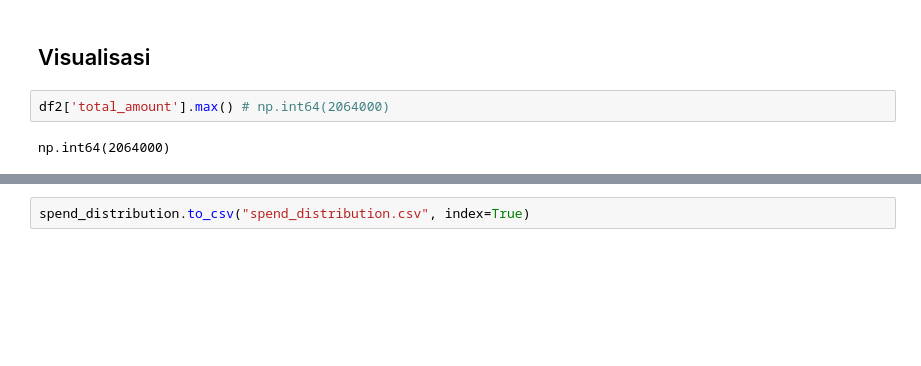
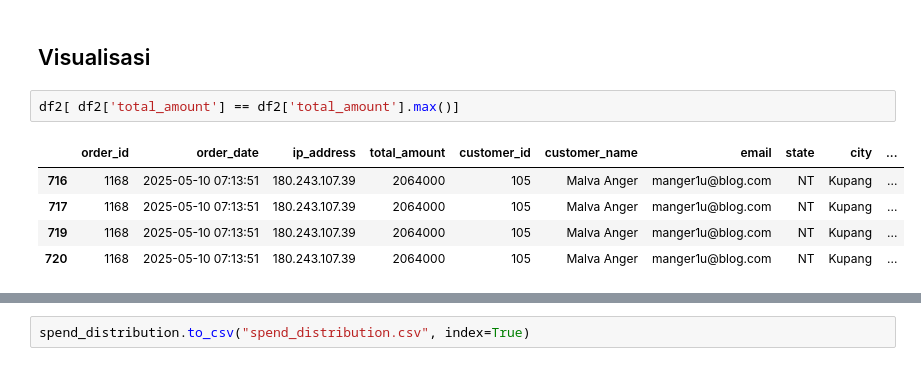
Before and after one commit to carsen09/uas-data-mining, a Jupyter notebook: notebook.ipynb, the cells around one changed output, grey strips where cells are left out. Saved outputs shown, nothing was run; the diff lists cells and outputs as text; blank space fills up the shorter version.

```diff
--- a/notebook.ipynb
+++ b/notebook.ipynb
@@ -270,9 +270,13 @@ customer_counts
 # %% [markdown]
 ## Visualisasi
 # %%
-df2['total_amount'].max() # np.int64(2064000)
+df2[ df2['total_amount'] == df2['total_amount'].max()]
 # %% [output]
-np.int64(2064000)
+|  | order_id | order_date | ip_address | total_amount | customer_id | customer_name | email | state | city | ... |
+| 716 | 1168 | 2025-05-10 07:13:51 | 180.243.107.39 | 2064000 | 105 | Malva Anger | manger1u@blog.com | NT | Kupang | ... |
+| 717 | 1168 | 2025-05-10 07:13:51 | 180.243.107.39 | 2064000 | 105 | Malva Anger | manger1u@blog.com | NT | Kupang | ... |
+| 719 | 1168 | 2025-05-10 07:13:51 | 180.243.107.39 | 2064000 | 105 | Malva Anger | manger1u@blog.com | NT | Kupang | ... |
+| 720 | 1168 | 2025-05-10 07:13:51 | 180.243.107.39 | 2064000 | 105 | Malva Anger | manger1u@blog.com | NT | Kupang | ... |
 # %%
 import matplotlib.pyplot as plt
 import seaborn as sns
```
Also changed, not shown: parts of 4 cells of this notebook, 17 other files.
